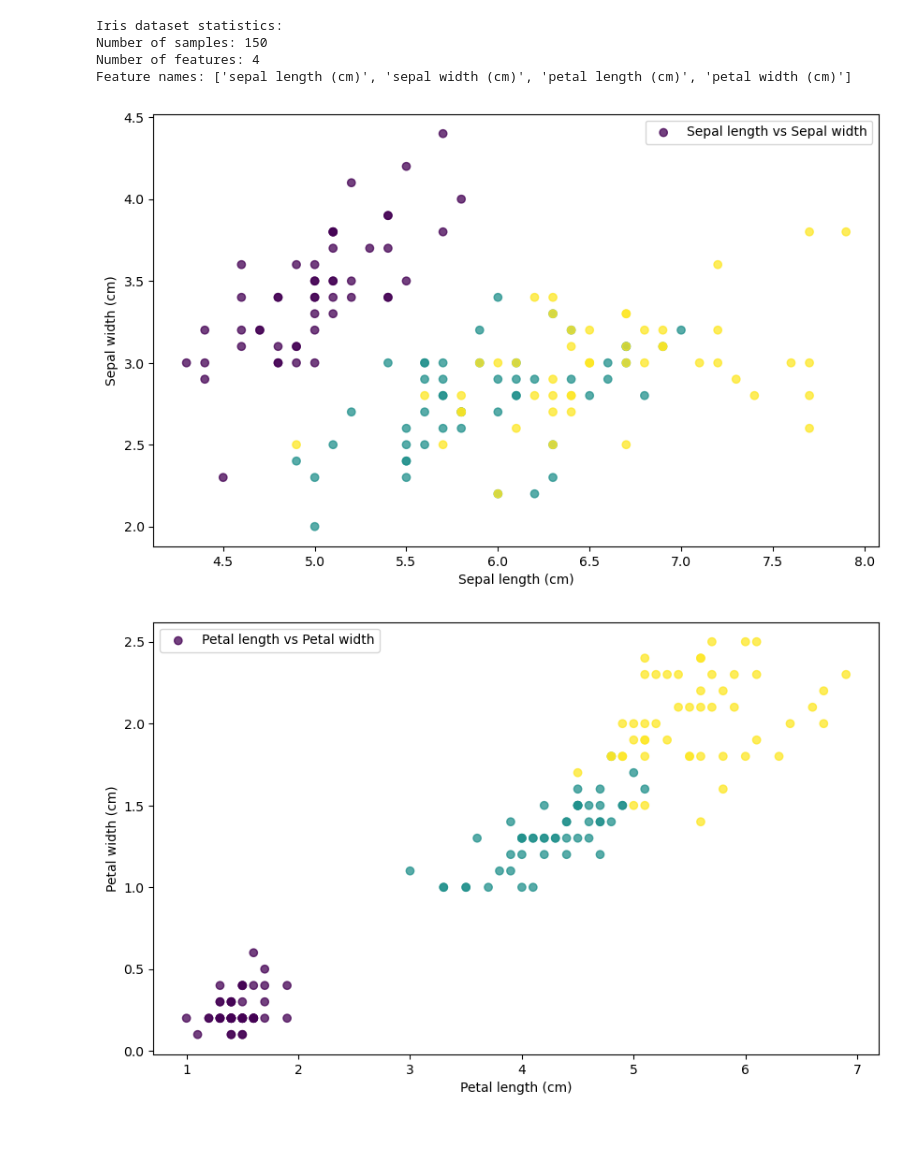
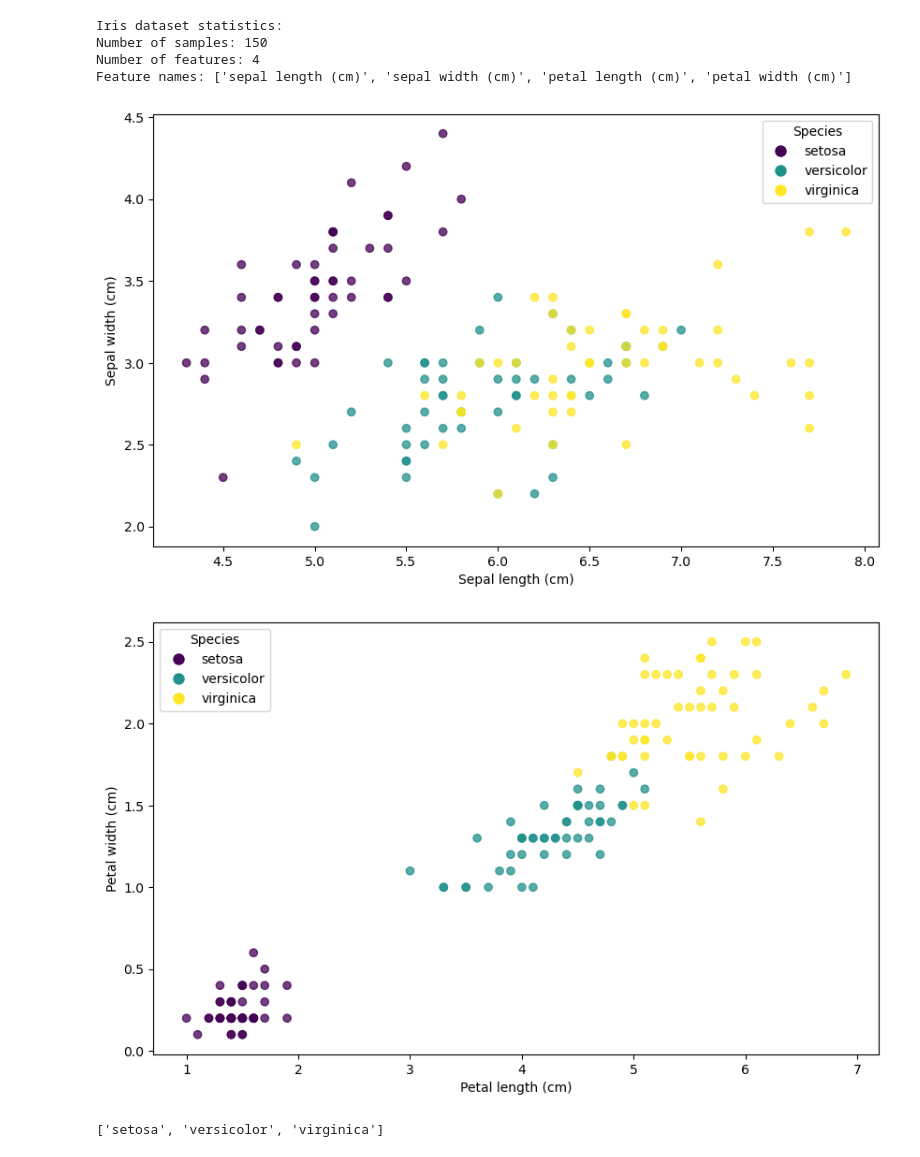
Before and after one commit to nd-hung/data-science-labs, a Jupyter notebook: labs/01-working-with-data/visualization-with-matplotlib.ipynb, the cells around one changed output. Saved outputs shown, nothing was run; the diff lists cells and outputs as text; code cells hidden in the pictures.

```diff
--- a/labs/01-working-with-data/visualization-with-matplotlib.ipynb
+++ b/labs/01-working-with-data/visualization-with-matplotlib.ipynb
@@ -365,30 +365,39 @@ plt.scatter(sepal_length, sepal_width, c=species, cmap='viridis',
 plt.xlabel("Sepal length (cm)")
 plt.ylabel("Sepal width (cm)")
 # Add a legend to the plot
-plt.legend()
+names = [str(n) for n in iris.target_names]
+plt.legend(handles=[plt.Line2D([0], [0], marker='o', color='w', label=names[i],
+                      markersize=10, markerfacecolor=plt.cm.viridis(i / 2))
+          for i in range(len(names))],
+           title="Species")
 # Add legend  to indicate species
 plt.show()
 # %% [output]
-[figure, old version]
+[figure, new version]
 # %%
 # Make a scatter plot of petal length vs. petal width for the Iris dataset
 # Init figure with a specific size
 plt.figure(figsize=(10, 6))
 # Get data values for petal length and petal width
 petal_length = iris.data[:, 2]  # Petal length is the third feature
 petal_width = iris.data[:, 3]   # Petal width is the fourth feature
 # Make label for each species in the Iris dataset
 species = iris.target  # Species labels (0, 1, 2)
 # Make a scatter plot of sepal length vs. sepal width for the Iris dataset, colored by species
+labels = [str(n) for n in iris.target_names]
 plt.scatter(petal_length, petal_width, c=species, cmap='viridis',
             alpha=0.75,
-            label="Petal length vs Petal width",
+            label=['Setosa', 'Versicolor', 'Virginica'],
             )
 plt.xlabel("Petal length (cm)")
 plt.ylabel("Petal width (cm)")
 # Add a legend to the plot
-plt.legend()
+names = [str(n) for n in iris.target_names]
+plt.legend(handles=[plt.Line2D([0], [0], marker='o', color='w', label=names[i],
+                      markersize=10, markerfacecolor=plt.cm.viridis(i / 2))
+          for i in range(len(names))],
+           title="Species")
 # Add legend  to indicate species
 plt.show()
 # %% [output]
-[figure, old version]
+[figure, new version]
@@ -394,0 +407,4 @@ plt.show()
+# %%
+names
+# %% [output]
+['setosa', 'versicolor', 'virginica']
```
Also changed, not shown: parts of 1 cell of this notebook.
